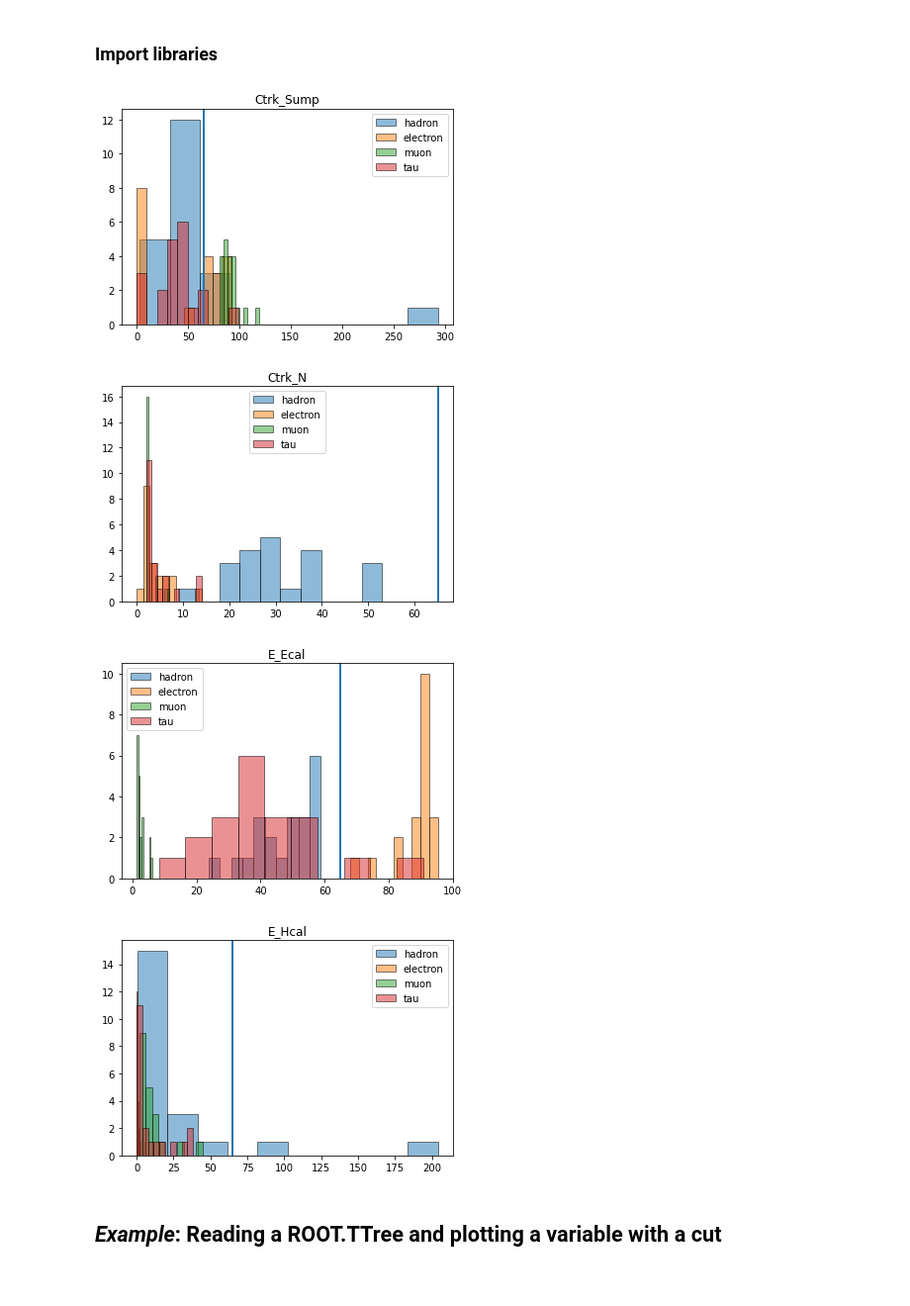
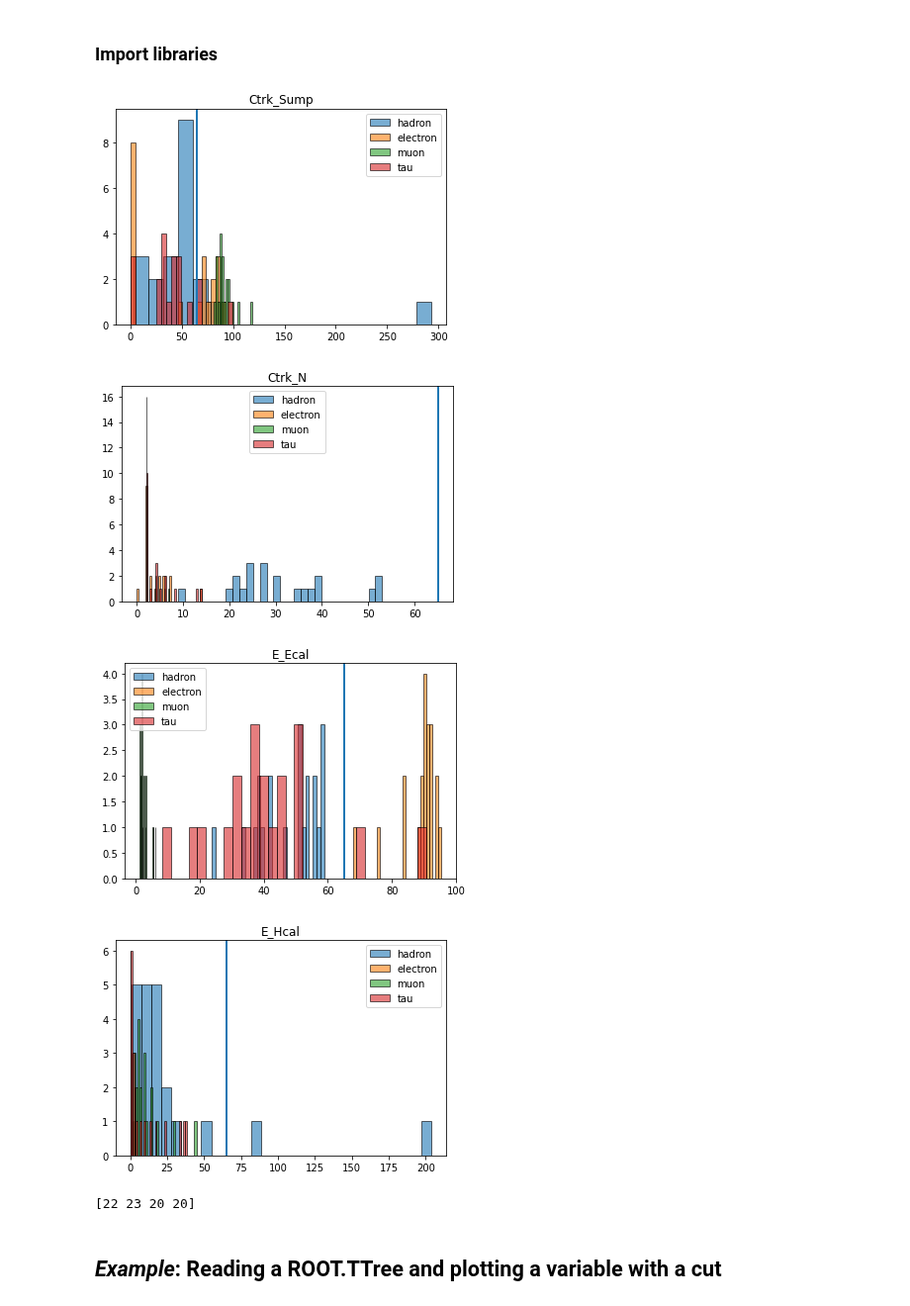
Before and after one commit to josepretel/z0-precisionmeasurement, a Jupyter notebook: z0_experiment.ipynb, the cells around one changed output. Shown at 99% size. Saved outputs shown, nothing was run; the diff lists cells and outputs as text; code cells hidden in the pictures.

```diff
--- a/z0_experiment.ipynb
+++ b/z0_experiment.ipynb
@@ -40,20 +40,83 @@ tau=np.array([[43.8,31.4,43.0,37.6,55.0,33.9,0,44.7,2.0,67.0,99.3,45.8,0.0,30.4,
 # %%
 title=['Ctrk_Sump', 'Ctrk_N', 'E_Ecal', 'E_Hcal']
 label=['hadron', 'electron', 'muon', 'tau']
 for i in [0,1,2,3]: # 0=charged track sump, 1=charged track N, E
     plt.figure()
     plt.title(title[i])
     for j in [0,1,2,3]:
         particle=[hadron[i], electron[i],muon[i],tau[i]]
-        bins=[10,10,10,10]
-        plt.hist(particle[j], bins=bins[i], label=label[j], edgecolor='black',alpha=0.5)
+        bins=[20,30,30,30]
+        plt.hist(particle[j], bins=bins[i], label=label[j], edgecolor='black',alpha=0.6)
         plt.axvline(65)
     plt.legend()
 # %% [output]
-[figure, old version]
+[figure, new version]
-[figure, old version]
+[figure, new version]
-[figure, old version]
+[figure, new version]
-[figure, old version]
+[figure, new version]
+# %%
+p=np.concatenate((hadron[0], electron[0], muon[0], tau[0]))
+N=np.concatenate((hadron[1], electron[1], muon[1], tau[1]))
+E=np.concatenate((hadron[2], electron[2], muon[2], tau[2]))
+HE=np.concatenate((hadron[3], electron[3], muon[3], tau[3]))
+
+def particletest(N,Psum,E,HE):
+    hadrons1=0
+    electrons1=0
+    tau1=0
+    muon1=0
+    liste =list()
+    Kaese=('Hadron','Electron','Tau','Myon')
+    if N>=10:
+        hadrons1+=1
+    if N<=15:
+        electrons1+=1
+        tau1+=1
+        muon1+=1
+    if Psum<=75:
+        hadrons1+=1
+    if Psum <=100:
+        tau1+=1
+    if 50<=Psum<=100:
+        muon1+=1
+    if Psum<=95:
+        electrons1+=1
+    if 20<E<60:
+        hadrons1+=1
+    if E>=65:
+        electrons1+=1
+    if E<=7:
+        muon1+=1
+    if 10<=E<=60:
+        tau1+=1
+    if HE>=20:
+        electrons1+=1
+        tau1+=1
+        muon1+=1
+    if HE>=20:
+        hadrons1+=1
+
+    liste.append(hadrons1)
+    liste.append(electrons1)
+    liste.append(tau1)
+    liste.append(muon1)
+    a=np.array(liste)
+
+    for i in range(0,4):
+        if a[i]>=max(a):
+            #print(Kaese[i])
+            None
+        else:
+            None
+    return a
+listen=np.array(np.full(4,0))
+for j in range(0,len(N)):
+    for i in range(0,4):
+        if particletest(N[j],p[j],E[j],HE[j])[i]>=max(particletest(N[j],p[j],E[j],HE[j])):
+            listen[i]+=1
+print(listen)
+# %% [output]
+[22 23 20 20]
 # %% [markdown]
 ## *Example*: Reading a ROOT.TTree and plotting a variable with a cut
 # %% [markdown]
```
